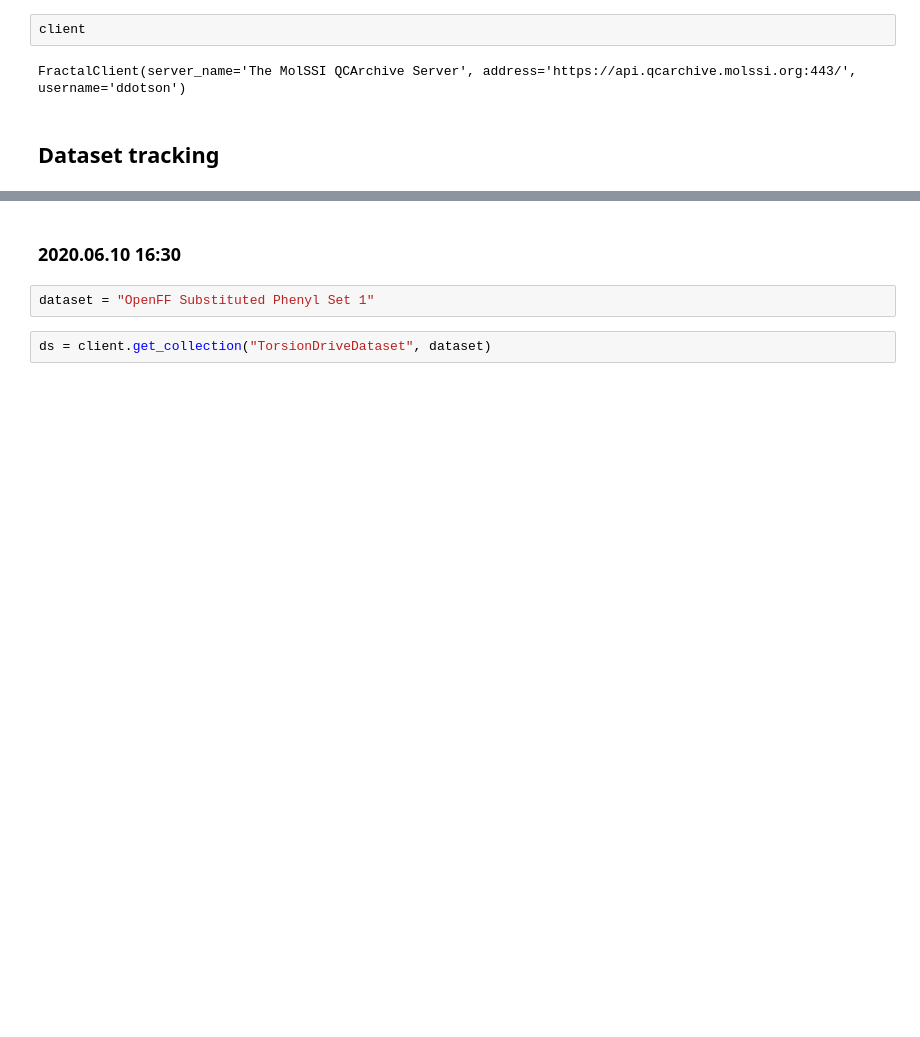
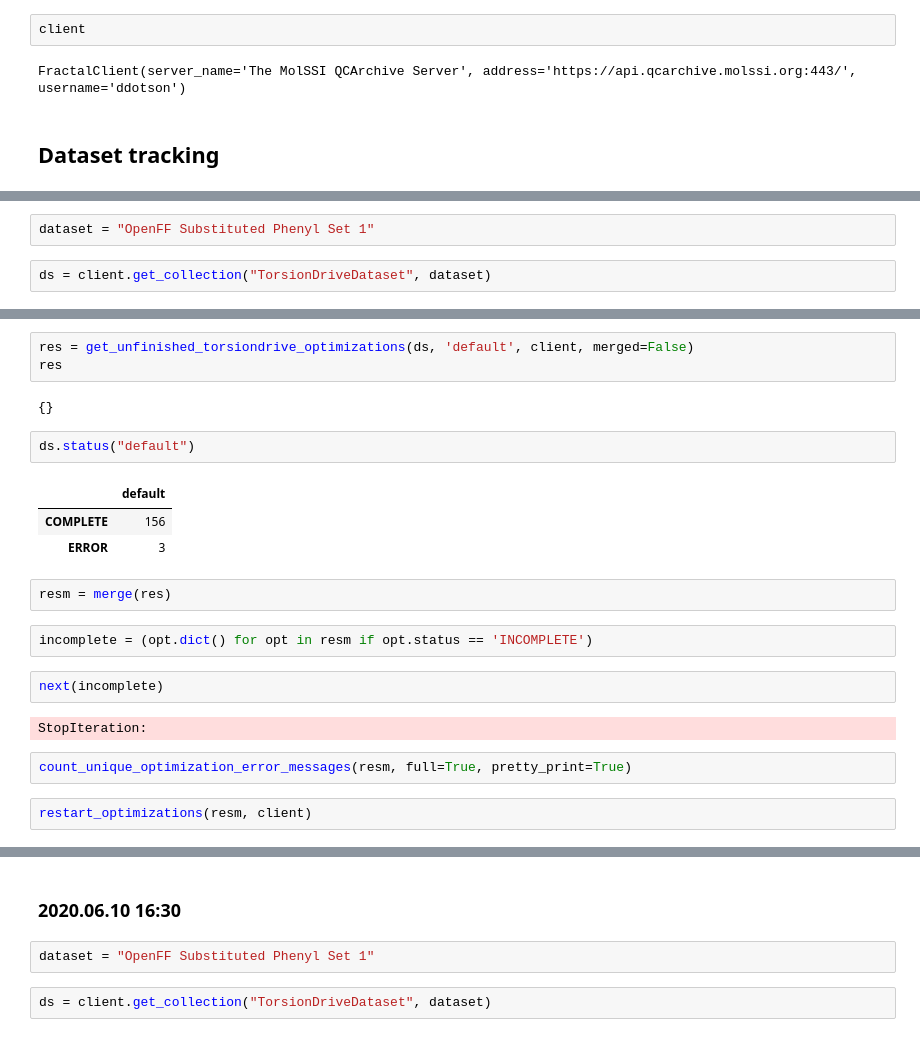
Before and after one commit to openforcefield/qca-dataset-submission, a Jupyter notebook: management/Management - Substituted Phenyl Set 1.ipynb, the cells around one changed output, grey strips where cells are left out. Cells and saved outputs as stored; diff of their text form; blank space fills up the shorter version.

```diff
--- a/management/Management - Substituted Phenyl Set 1.ipynb
+++ b/management/Management - Substituted Phenyl Set 1.ipynb
@@ -23,0 +26,4 @@ FractalClient(server_name='The MolSSI QCArchive Server', address='https://api.qc
+# %%
+dataset = "OpenFF Substituted Phenyl Set 1"
+# %%
+ds = client.get_collection("TorsionDriveDataset", dataset)
@@ -23,0 +36,23 @@ FractalClient(server_name='The MolSSI QCArchive Server', address='https://api.qc
+# %%
+res = get_unfinished_torsiondrive_optimizations(ds, 'default', client, merged=False)
+res
+# %% [output]
+{}
+# %%
+ds.status("default")
+# %% [output]
+|  | default |
+| COMPLETE | 156 |
+| ERROR | 3 |
+# %%
+resm = merge(res)
+# %%
+incomplete = (opt.dict() for opt in resm if opt.status == 'INCOMPLETE')
+# %%
+next(incomplete)
+# %% [output]
+StopIteration:
+# %%
+count_unique_optimization_error_messages(resm, full=True, pretty_print=True)
+# %%
+restart_optimizations(resm, client)
```
Also changed, not shown: parts of 17 cells of this notebook, 5 other files.
